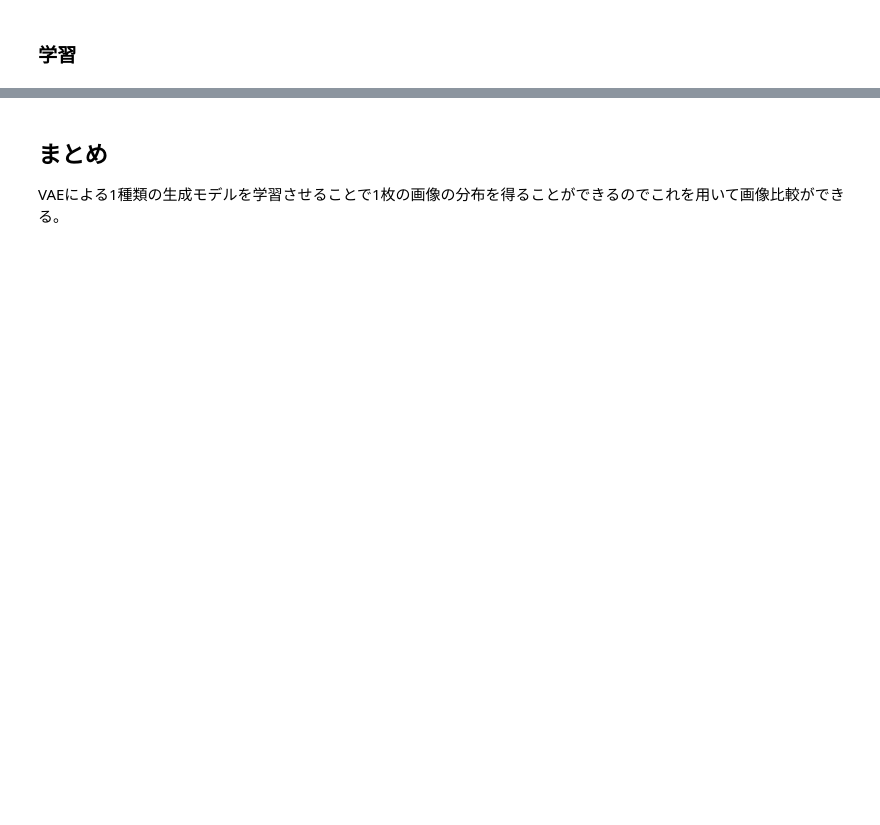
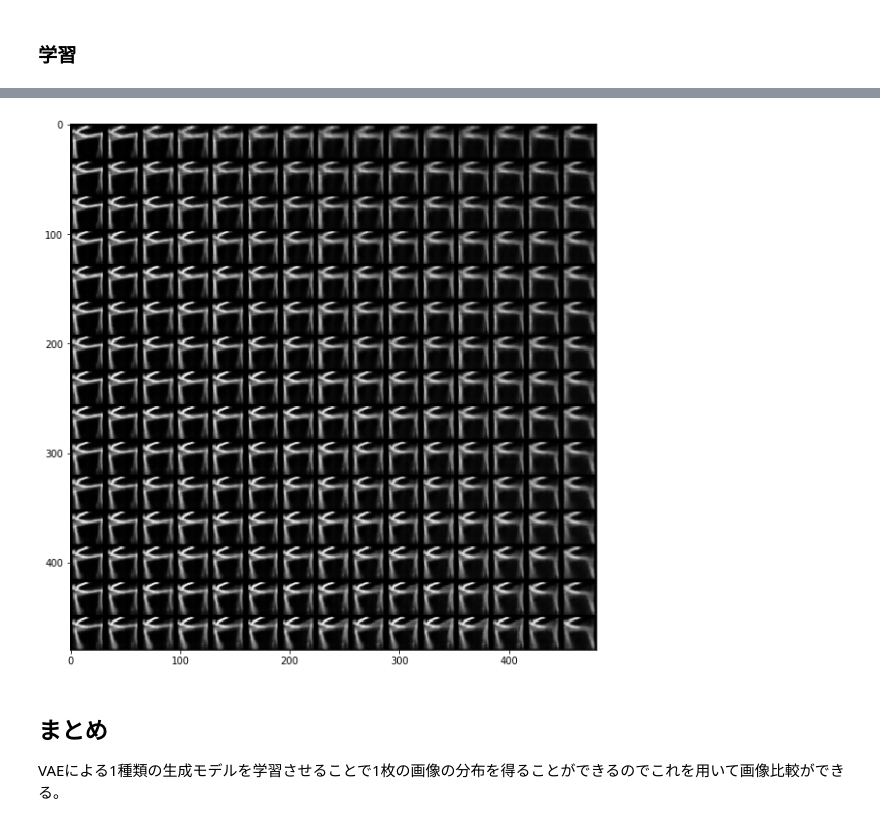
Before and after one commit to Intel0tw5727/unsupervised_abnormaly_detection, a Jupyter notebook: notebooks_vae_detector/1_動画を入力としたVAEを使った異常検知.ipynb, the cells around one changed output, grey strips where cells are left out. Cells and saved outputs as stored; diff of their text form; code cells hidden in the pictures; blank space fills up the shorter version.

```diff
--- a/notebooks_vae_detector/1_動画を入力としたVAEを使った異常検知.ipynb
+++ b/notebooks_vae_detector/1_動画を入力としたVAEを使った異常検知.ipynb
@@ -485,3 +460,26 @@ plt.show()
+# %%
+# display a 2D manifold of the digits
+# 0 に対して分布を見てみる
+n = 15 # figure with 15x15 digits
+digit_size = 32
+figure = np.zeros((digit_size * n, digit_size * n))
+
+grid_x = norm.ppf(np.linspace(0.05, 0.95, n))
+grid_y = norm.ppf(np.linspace(0.05, 0.95, n))
+
+for i, yi in enumerate(grid_x):
+    for j, xi in enumerate(grid_y):
+        z_sample = np.array([[xi, yi]])
+        x_decoded = decoder.predict(z_sample)[0]
+        digit = x_decoded[4].reshape(digit_size, digit_size)
+        figure[i * digit_size: (i + 1) * digit_size,
+               j * digit_size: (j + 1) * digit_size] = digit
+
+plt.figure(figsize=(10, 10))
+plt.imshow(figure, cmap='Greys_r')
+plt.show()
+# %% [output]
+[figure, added]
 # %% [markdown]
 ## まとめ
 VAEによる1種類の生成モデルを学習させることで1枚の画像の分布を得ることができるのでこれを用いて画像比較ができる。
```
Also changed, not shown: parts of 30 cells of this notebook, 3 other files.
